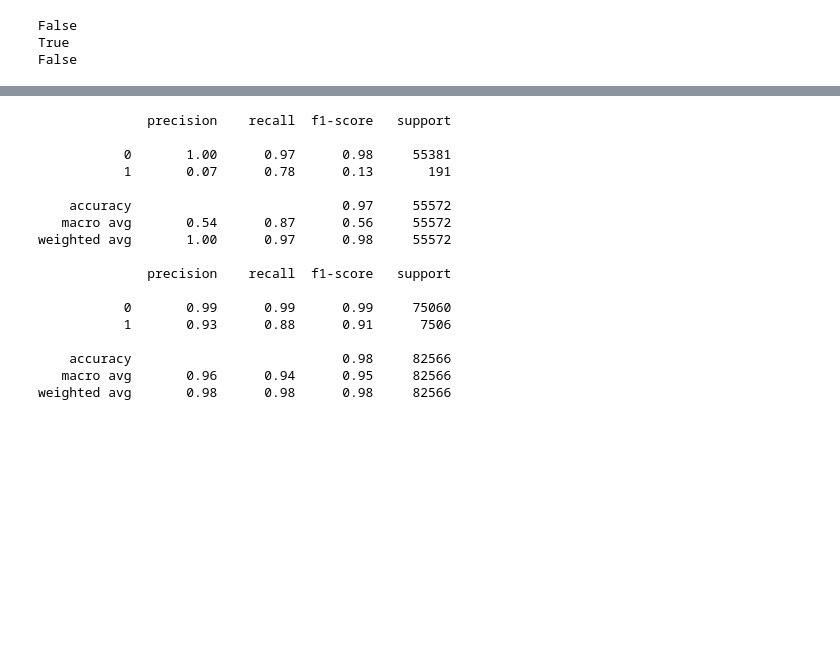
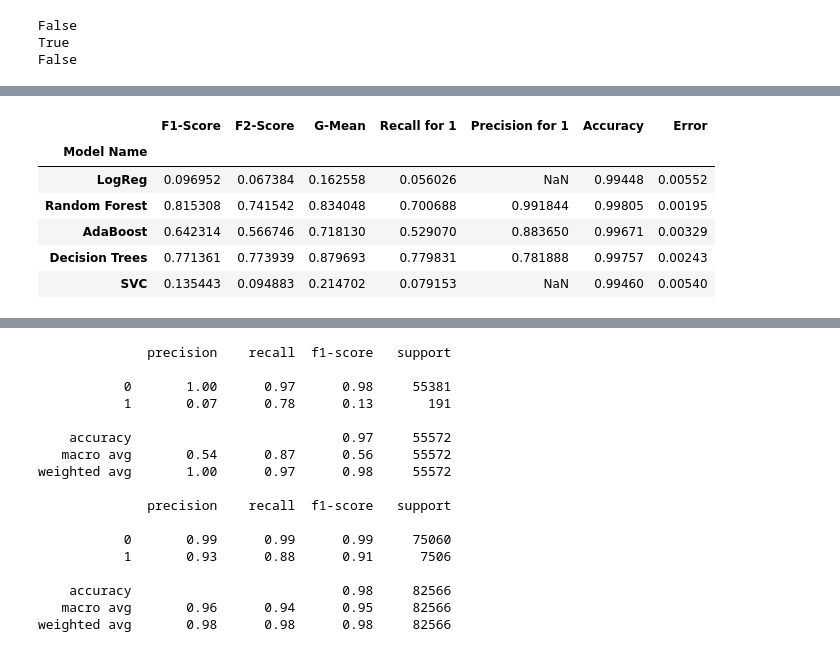
Before and after one commit to wconti27/DS4400-Final-Project-Machine-Learning-Detection-of-Credit-Card-Fraud, a Jupyter notebook: ML_Project.ipynb, the cells around one changed output, grey strips where cells are left out. Saved outputs shown, nothing was run; the diff lists cells and outputs as text; code cells hidden in the pictures; blank space fills up the shorter version.

```diff
--- a/ML_Project.ipynb
+++ b/ML_Project.ipynb
@@ -257,0 +299,79 @@ ROC AUC score for undersampled data:  0.6985104895918053
+# %%
+## Perform cross validation to get preliminary best models
+from sklearn.metrics import precision_recall_curve
+from sklearn.metrics import auc
+from sklearn.model_selection import TimeSeriesSplit
+from sklearn.metrics import f1_score
+from sklearn.metrics import fbeta_score
+from sklearn.model_selection import cross_val_score
+from sklearn.linear_model import LogisticRegression
+from tscv import GapWalkForward
+from sklearn.ensemble import AdaBoostClassifier
+from sklearn.ensemble import RandomForestClassifier
+from sklearn.tree import DecisionTreeClassifier
+from sklearn.svm import SVC
+
+def perform_cross_validation(metrics_df, model, model_name, X_training, y_training):
+  tscv = GapWalkForward(n_splits=10, gap_size=0, test_size=10000)
+
+  g_means = []
+  f1s = []
+  f2s = []
+  precisions = []
+  recalls = []
+  accuracies = []
+  errors = []
+
+  for train_index, test_index in tscv.split(X_training):
+    X_train, X_test = X_training.iloc[train_index], X_training.iloc[test_index]
+    y_train, y_test = y_training.iloc[train_index], y_training.iloc[test_index]
+
+    print(X_train.shape, X_test.shape, y_train.shape, y_test.shape)
+
+    model.fit(X_train, y_train.values.ravel())
+    predictions = model.predict(X_test)
+
+    f1 = f1_score(y_test, predictions)
+    f2 = fbeta_score(y_test, predictions, beta=2)
+
+    # print(confusion_matrix(y_test, predictions))
+    # print(classification_report(y_test, predictions))
+
+    tn, fp, fn, tp = confusion_matrix(y_test, predictions).ravel()
+
+    recall = tp / (tp + fn)
+    specificity = tn / (fp + tn)
+    precision = tp / (tp + fp)
+    accuracy = (tp + tn) / (tp + fp + tn + fn)
+
+    g_mean = np.sqrt(recall * specificity)
+
+    f1s.append(f1)
+    f2s.append(f2)
+    g_means.append(g_mean)
+    recalls.append(recall)
+    precisions.append(precision)
+    accuracies.append(accuracy)
+    errors.append(1- accuracy)
+
+  print(f1s, f2s, g_means, precisions, recalls)
+  metrics_df.loc[model_name] = [np.mean(f1s), np.mean(f2s), np.mean(g_means), np.mean(recalls), np.mean(precisions), np.mean(accuracies), np.mean(errors)]
+
+  return model, metrics_df
+
+def compare_models(models, model_names, X_training, y_training, X_testing, y_testing):
+  cross_validation_model_scores = pd.DataFrame(data=None, columns = ["Model Name", "F1-Score", "F2-Score", "G-Mean", "Recall for 1", "Precision for 1", "Accuracy", "Error"])
+  cross_validation_model_scores.set_index('Model Name', inplace=True)
+  for i in range(len(models)):
+    model, cross_validation_model_scores = perform_cross_validation(cross_validation_model_scores, models[i], model_names[i], X_training, y_training)
+    predictions = model.predict(X_testing)
+    print(confusion_matrix(y_testing, predictions))
+    print(classification_report(y_testing, predictions))
+  return cross_validation_model_scores
+
+model_names = ["LogRegression", "LDA", "Naive Bayes", "Decision Trees", "kNN", "SVM", "Random Forest", "XGBoost", "AdaBoost"]
+some_model_names = ["LogReg", "Random Forest", "AdaBoost", "Decision Trees", "SVC"]
+some_models = [LogisticRegression(random_state=0, max_iter=2000), RandomForestClassifier(n_estimators=100, random_state=0), AdaBoostClassifier(n_estimators = 100, random_state=0), DecisionTreeClassifier(random_state=0), SVC(random_state=0)]
+
+compare_models(some_models, some_model_names, X_train_scaled_df.tail(300000), y_train.tail(300000), X_test_scaled_df.head(100000), y_test.head(100000))
+# %% [output]
@@ -257,0 +420,7 @@ ROC AUC score for undersampled data:  0.6985104895918053
+|  | F1-Score | F2-Score | G-Mean | Recall for 1 | Precision for 1 | Accuracy | Error |
+| Model Name |  |  |  |  |  |  |  |
+| LogReg | 0.096952 | 0.067384 | 0.162558 | 0.056026 | NaN | 0.99448 | 0.00552 |
+| Random Forest | 0.815308 | 0.741542 | 0.834048 | 0.700688 | 0.991844 | 0.99805 | 0.00195 |
+| AdaBoost | 0.642314 | 0.566746 | 0.718130 | 0.529070 | 0.883650 | 0.99671 | 0.00329 |
+| Decision Trees | 0.771361 | 0.773939 | 0.879693 | 0.779831 | 0.781888 | 0.99757 | 0.00243 |
+| SVC | 0.135443 | 0.094883 | 0.214702 | 0.079153 | NaN | 0.99460 | 0.00540 |
```
Also changed, not shown: parts of 17 cells of this notebook.
